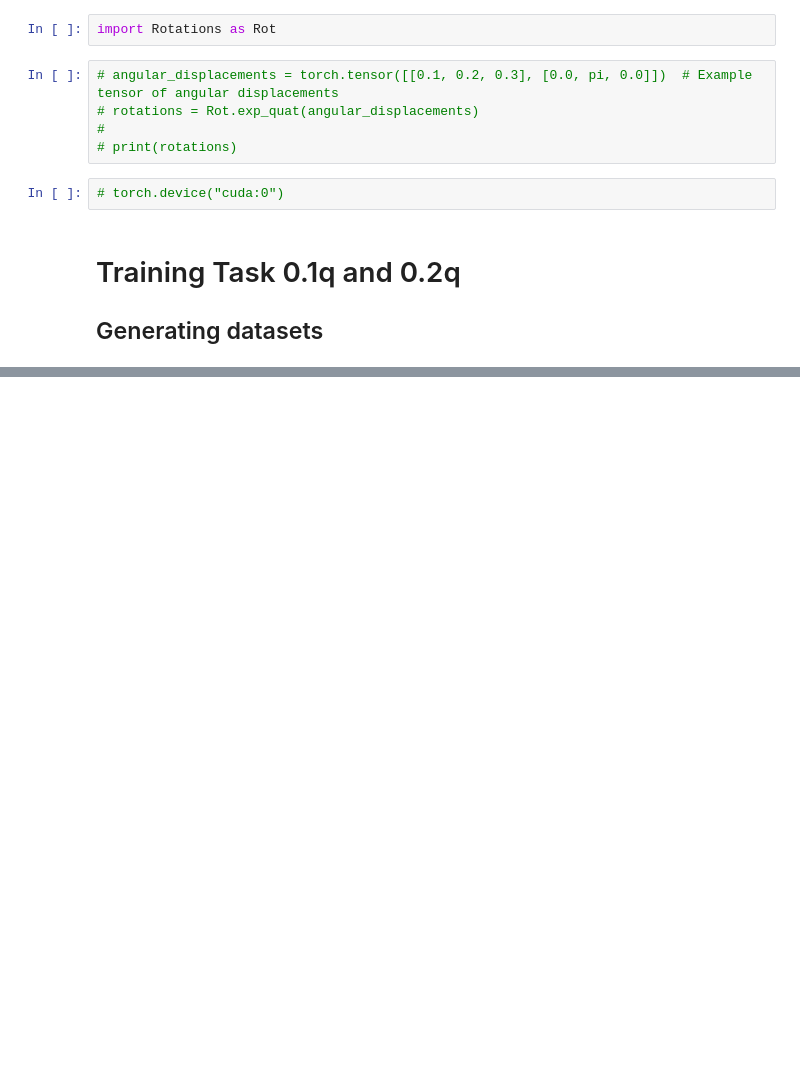
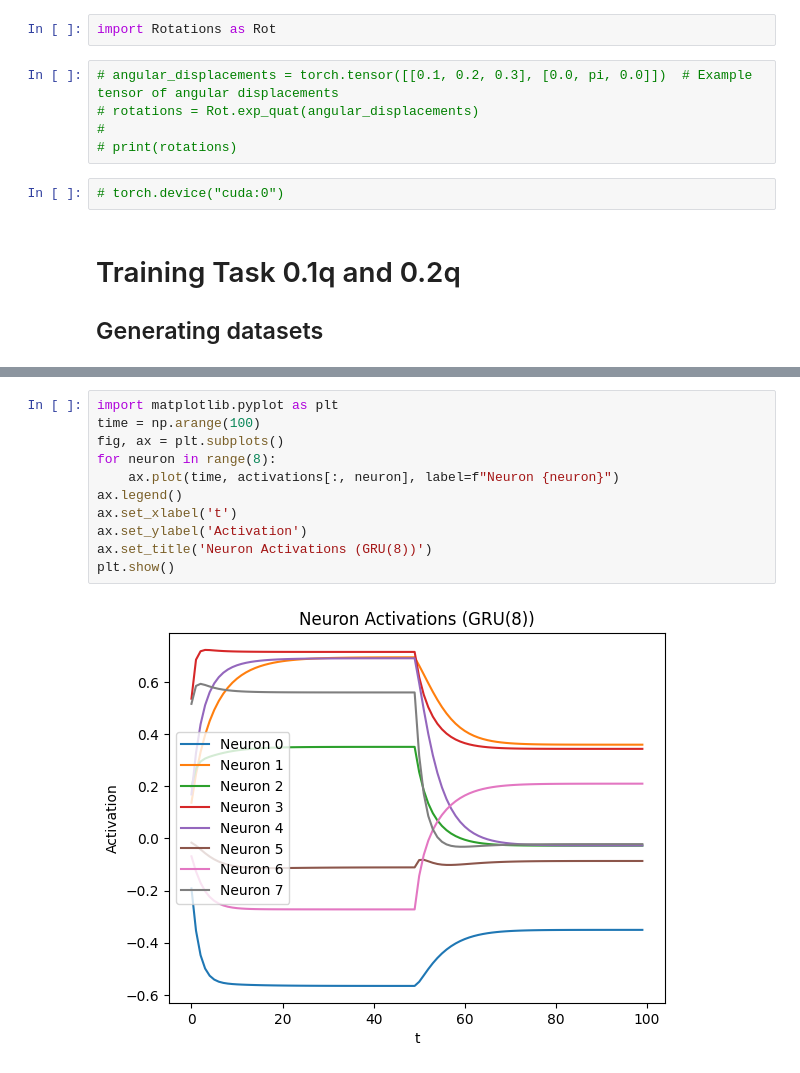
Before and after one commit to timmmml/dissertation_proj, a Jupyter notebook: explore.ipynb, the cells around one changed output, grey strips where cells are left out. Saved outputs shown, nothing was run; the diff lists cells and outputs as text; blank space fills up the shorter version.

```diff
--- a/explore.ipynb
+++ b/explore.ipynb
@@ -189,0 +213,13 @@ ModuleNotFoundError: No module named 'pytorch3d'
+# %%
+import matplotlib.pyplot as plt
+time = np.arange(100)
+fig, ax = plt.subplots()
+for neuron in range(8):
+    ax.plot(time, activations[:, neuron], label=f"Neuron {neuron}")
+ax.legend()
+ax.set_xlabel('t')
+ax.set_ylabel('Activation')
+ax.set_title('Neuron Activations (GRU(8))')
+plt.show()
+# %% [output]
+[figure, added]
```
Also changed, not shown: parts of 6 cells of this notebook, 23 other files.
